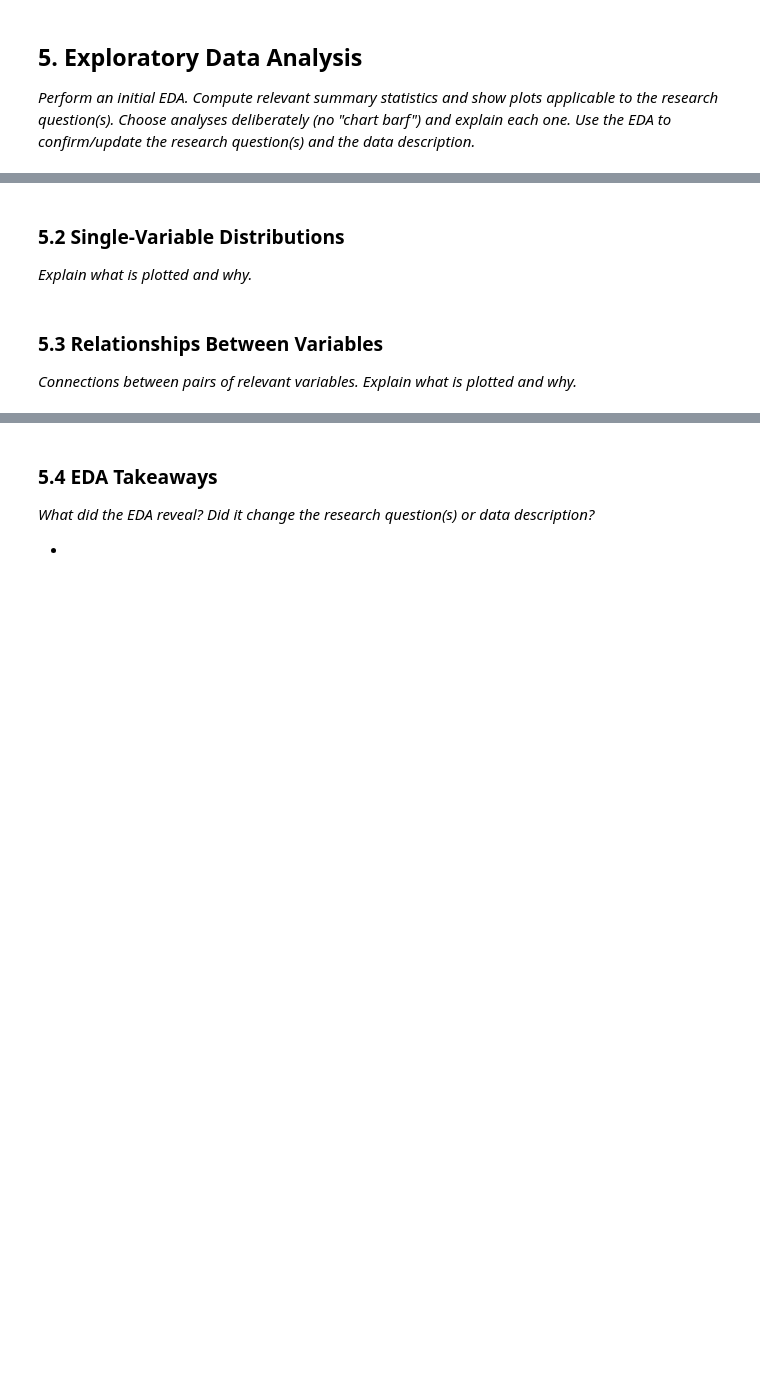
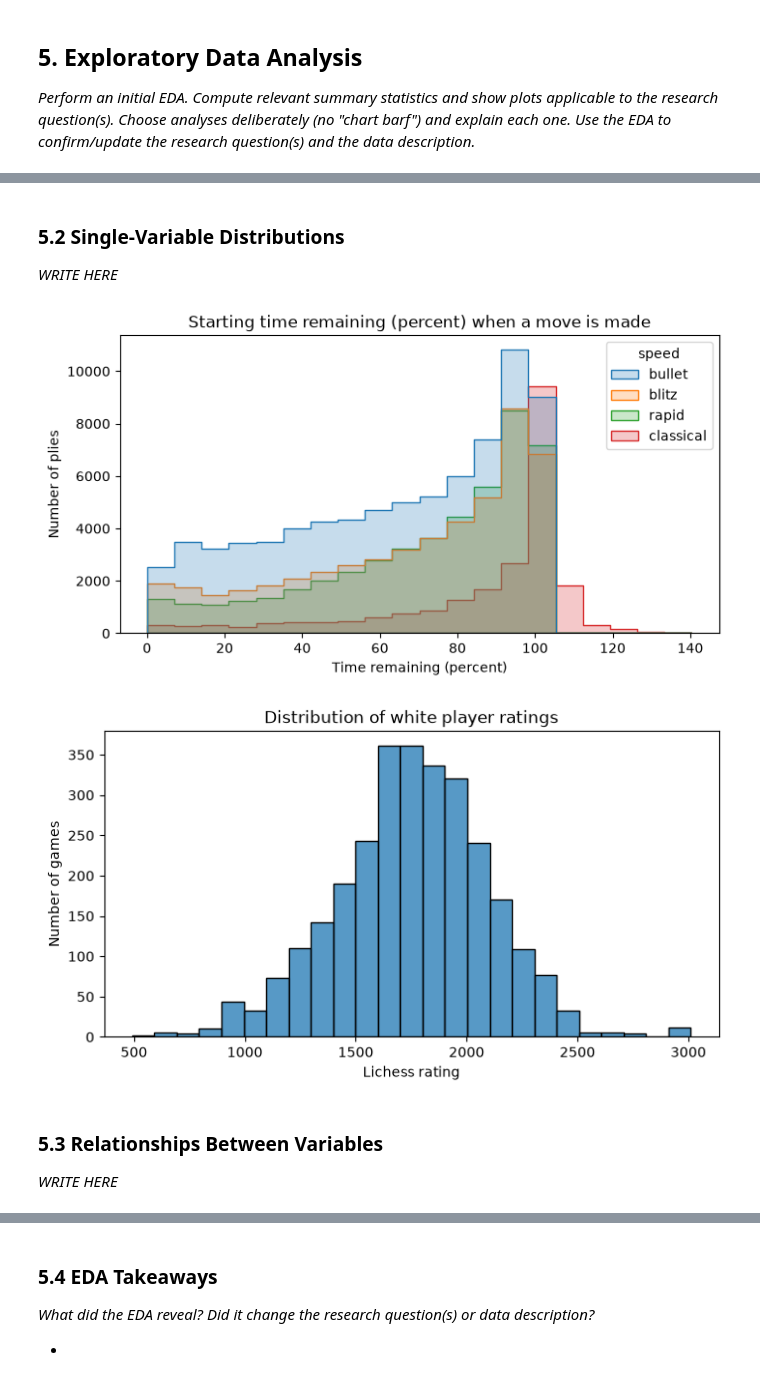
Before and after one commit to Harashima-CS/info2950-project, a Jupyter notebook: notebooks/phase2.ipynb, the cells around one changed output, grey strips where cells are left out. Saved outputs shown, nothing was run; the diff lists cells and outputs as text; code cells hidden in the pictures; blank space fills up the shorter version.

Commit message:
did dataset overview, eda, added headers to the data cleaning to explain process

```diff
--- a/notebooks/phase2.ipynb
+++ b/notebooks/phase2.ipynb
@@ -248,4 +382,4 @@ games: (2894, 8) | moves: (196955, 8)
 # %% [markdown]
 ### 5.2 Single-Variable Distributions
 
-*Explain what is plotted and why.*
+*WRITE HERE*
@@ -254,4 +386,22 @@ games: (2894, 8) | moves: (196955, 8)
+# %%
+# Univariate plots
+plt.figure(figsize=(8, 4))
+sns.histplot(data=moves_df, x="pct_time_remaining", hue="speed", bins=20, element="step")
+plt.title("Starting time remaining (percent) when a move is made")
+plt.xlabel("Time remaining (percent)")
+plt.ylabel("Number of plies")
+plt.show()
+
+plt.figure(figsize=(8, 4))
+sns.histplot(data=games_out, x="white_rating", bins=25)
+plt.title("Distribution of white player ratings")
+plt.xlabel("Lichess rating")
+plt.ylabel("Number of games")
+plt.show()
+# %% [output]
+[figure, added]
+[figure, added]
 # %% [markdown]
 ### 5.3 Relationships Between Variables
 
-*Connections between pairs of relevant variables. Explain what is plotted and why.*
+*WRITE HERE*
```
Also changed, not shown: parts of 19 cells of this notebook.
